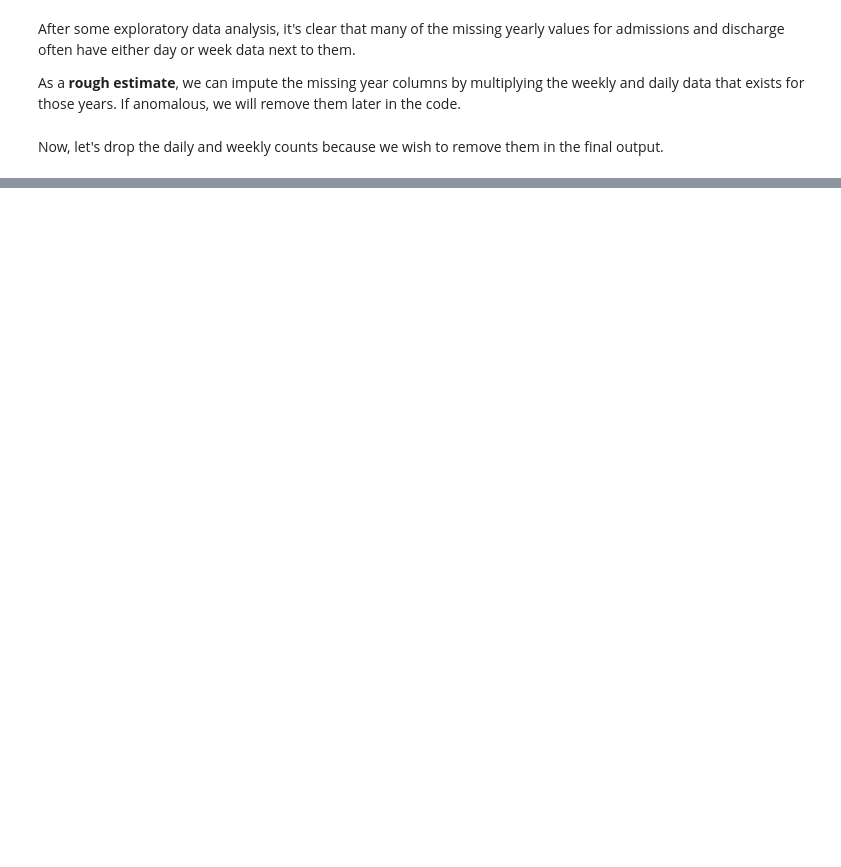
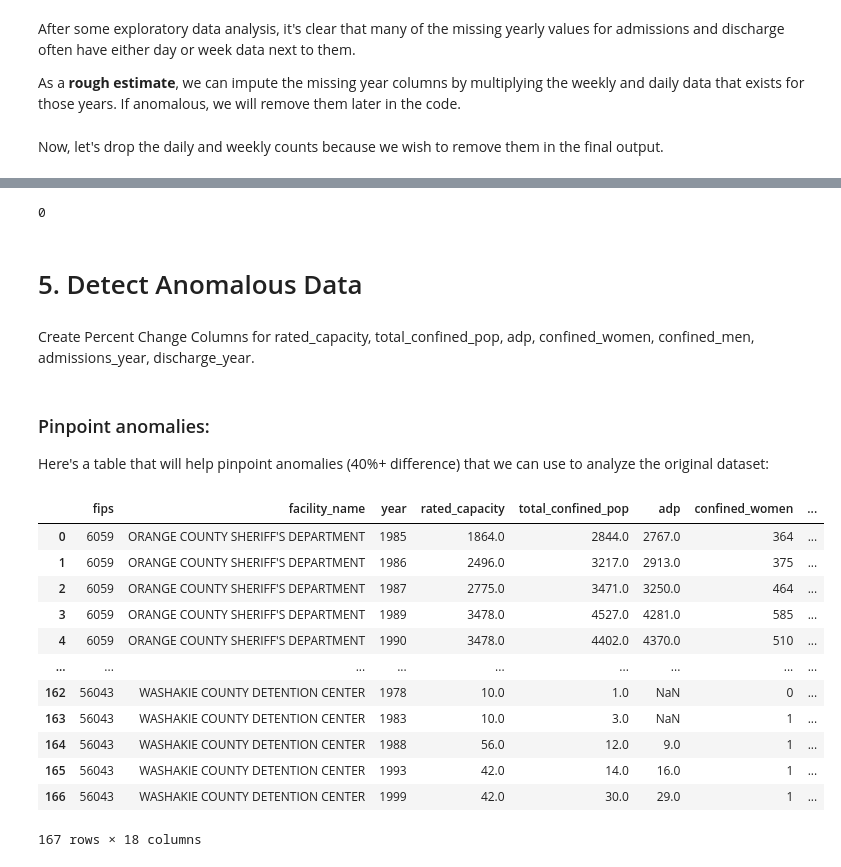
Before and after one commit to albertyusun/VeraInterview, a Jupyter notebook: clean.ipynb, the cells around one changed output, grey strips where cells are left out. Drawn from its saved outputs; the diff is of its cells as text; code cells hidden in the pictures; blank space fills up the shorter version.

```diff
--- a/clean.ipynb
+++ b/clean.ipynb
@@ -37 +12,3 @@ with pd.option_context('display.max_rows', None, 'display.max_columns', None):
+# %%
+df = df.assign(facility_year=df['facility_name']+df['year'].astype(str))
 # %% [markdown]
@@ -88,3 +61,0 @@ df = df.drop(columns=['admissions_day', 'admissions_week', 'discharge_week', 'di
-# %%
-df
-df['admissions_year'] = np.where(df.admissions_year.isnull(), df.admissions_week * 52, df.admissions_year)
@@ -354,0 +68,40 @@ array([[<AxesSubplot:xlabel='year'>, <AxesSubplot:xlabel='year'>,
+# %%
+df['confined_men'] = np.where(df.confined_men.isnull(), df.total_confined_pop - df.confined_women, df.confined_men)
+df.confined_men.isna().sum() # how much is still missing from confined_men?
+# %% [output]
+0
+# %% [markdown]
+# 5. Detect Anomalous Data
+# %% [markdown]
+Create Percent Change Columns for rated_capacity, total_confined_pop, adp, confined_women, confined_men, admissions_year, discharge_year.
+# %%
+columns = ['rated_capacity', 'total_confined_pop', 'adp', 'confined_women', 'confined_men', 'admissions_year', 'discharge_year']
+
+df = (df.join(df[columns]
+              .pct_change(fill_method='ffill'), rsuffix='_pctchange'))
+# %% [markdown]
+### Pinpoint anomalies:
+Here's a table that will help pinpoint anomalies (40%+ difference) that we can use to analyze the original dataset:
+# %%
+anomaly = df.copy()
+
+for column in columns:
+    column_pctchange = column + '_pctchange'
+    anomaly[column_pctchange] = np.where(abs(anomaly[column_pctchange]) > .40,
+                          "Anomaly",
+                          "Good")
+anomaly
+# %% [output]
+|  | fips | facility_name | year | rated_capacity | total_confined_pop | adp | confined_women | ... |
+| 0 | 6059 | ORANGE COUNTY SHERIFF'S DEPARTMENT | 1985 | 1864.0 | 2844.0 | 2767.0 | 364 | ... |
+| 1 | 6059 | ORANGE COUNTY SHERIFF'S DEPARTMENT | 1986 | 2496.0 | 3217.0 | 2913.0 | 375 | ... |
+| 2 | 6059 | ORANGE COUNTY SHERIFF'S DEPARTMENT | 1987 | 2775.0 | 3471.0 | 3250.0 | 464 | ... |
+| 3 | 6059 | ORANGE COUNTY SHERIFF'S DEPARTMENT | 1989 | 3478.0 | 4527.0 | 4281.0 | 585 | ... |
+| 4 | 6059 | ORANGE COUNTY SHERIFF'S DEPARTMENT | 1990 | 3478.0 | 4402.0 | 4370.0 | 510 | ... |
+| ... | ... | ... | ... | ... | ... | ... | ... | ... |
+| 162 | 56043 | WASHAKIE COUNTY DETENTION CENTER | 1978 | 10.0 | 1.0 | NaN | 0 | ... |
+| 163 | 56043 | WASHAKIE COUNTY DETENTION CENTER | 1983 | 10.0 | 3.0 | NaN | 1 | ... |
+| 164 | 56043 | WASHAKIE COUNTY DETENTION CENTER | 1988 | 56.0 | 12.0 | 9.0 | 1 | ... |
+| 165 | 56043 | WASHAKIE COUNTY DETENTION CENTER | 1993 | 42.0 | 14.0 | 16.0 | 1 | ... |
+| 166 | 56043 | WASHAKIE COUNTY DETENTION CENTER | 1999 | 42.0 | 30.0 | 29.0 | 1 | ... |
+167 rows × 18 columns
```
Also changed, not shown: parts of 52 cells of this notebook, 4 other files.
